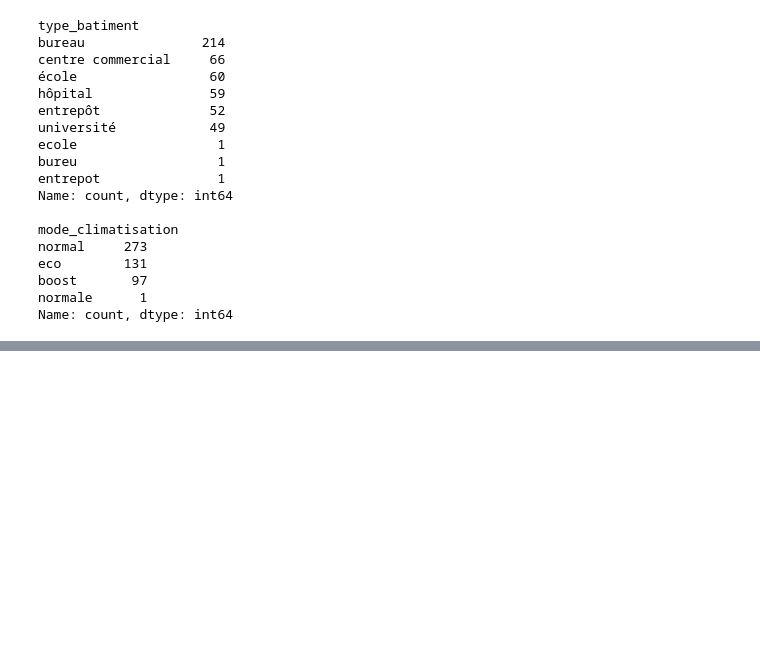
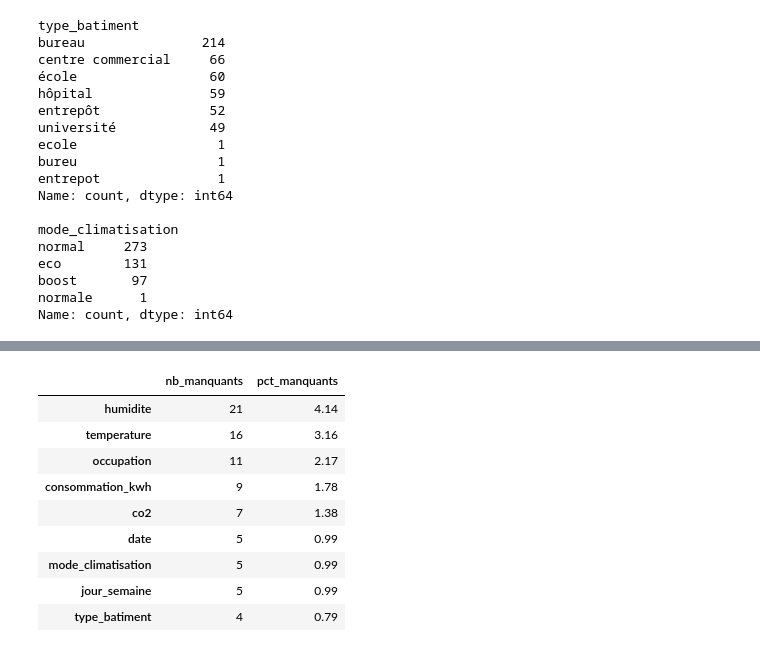
Before and after one commit to khadija470/atelier_prepa_donnees_tab, a Jupyter notebook: notebooks/atelier_prepa_donnees_tab.ipynb, the cells around one changed output, grey strips where cells are left out. Cells and saved outputs as stored; diff of their text form; code cells hidden in the pictures; blank space fills up the shorter version.

Commit message:
Partie 1-a) Calculer le nombre et le pourcentage de valeurs manquantes par colonne

````diff
--- a/notebooks/atelier_prepa_donnees_tab.ipynb
+++ b/notebooks/atelier_prepa_donnees_tab.ipynb
@@ -407,12 +407,6 @@ for col in df.select_dtypes(include="str").columns:
 df["type_batiment"] = df["type_batiment"].replace({"bureu": "bureau", "entrepot": "entrepôt"})
 df["mode_climatisation"] = df["mode_climatisation"].replace({"normale": "normal"})
 ```
-# %%
-# Corriger les fautes de frappe / accents résiduels (au-delà de strip+lower)
-df["type_batiment"] = df["type_batiment"].replace(
-    {"bureu": "bureau", "entrepot": "entrepôt", "ecole": "école"}
-)
-df["mode_climatisation"] = df["mode_climatisation"].replace({"normale": "normal"})
 # %%
 # Vérif : après normalisation, chaque colonne doit avoir moins de catégories, toutes propres
 print(df["type_batiment"].value_counts())
@@ -439,0 +476,18 @@ Name: count, dtype: int64
+# %%
+# Nombre + pourcentage côte à côte, uniquement les colonnes concernées, triées
+manquants = pd.DataFrame({
+    "nb_manquants": df.isna().sum(),
+    "pct_manquants": (df.isna().sum() / len(df) * 100).round(2)
+})
+manquants[manquants["nb_manquants"] > 0].sort_values("nb_manquants", ascending=False)
+# %% [output]
+|  | nb_manquants | pct_manquants |
+| humidite | 21 | 4.14 |
+| temperature | 16 | 3.16 |
+| occupation | 11 | 2.17 |
+| consommation_kwh | 9 | 1.78 |
+| co2 | 7 | 1.38 |
+| date | 5 | 0.99 |
+| mode_climatisation | 5 | 0.99 |
+| jour_semaine | 5 | 0.99 |
+| type_batiment | 4 | 0.79 |
````
Also changed, not shown: parts of 4 cells of this notebook.
